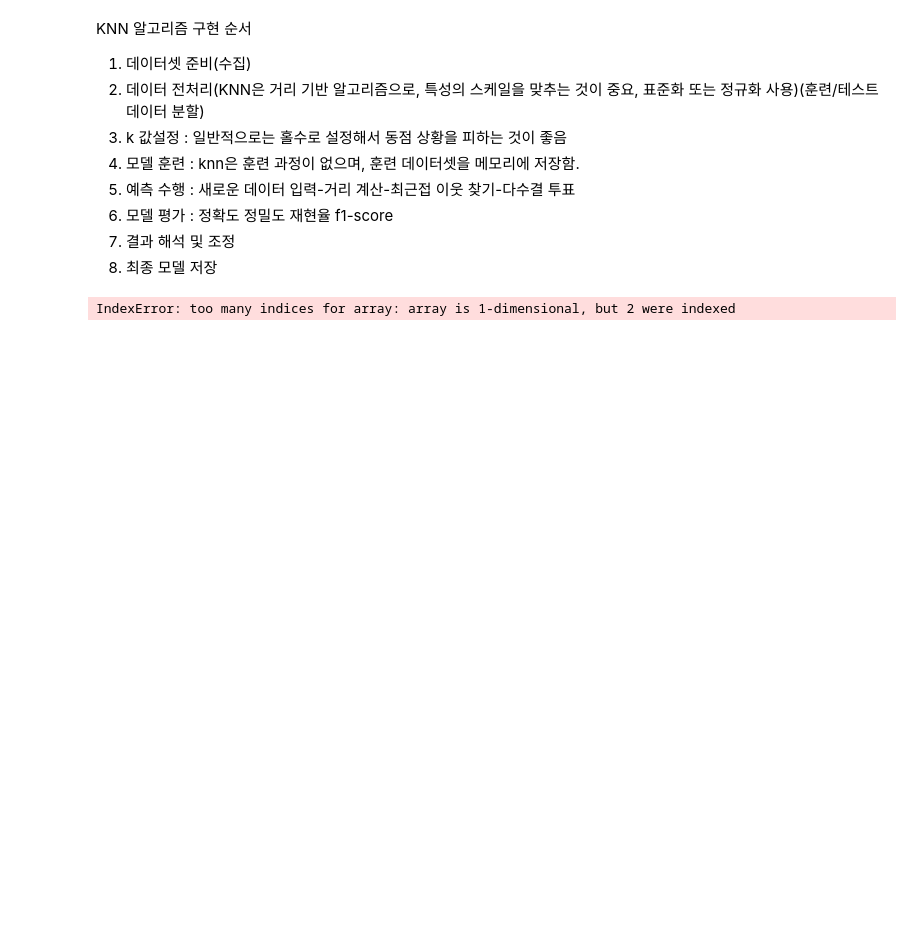
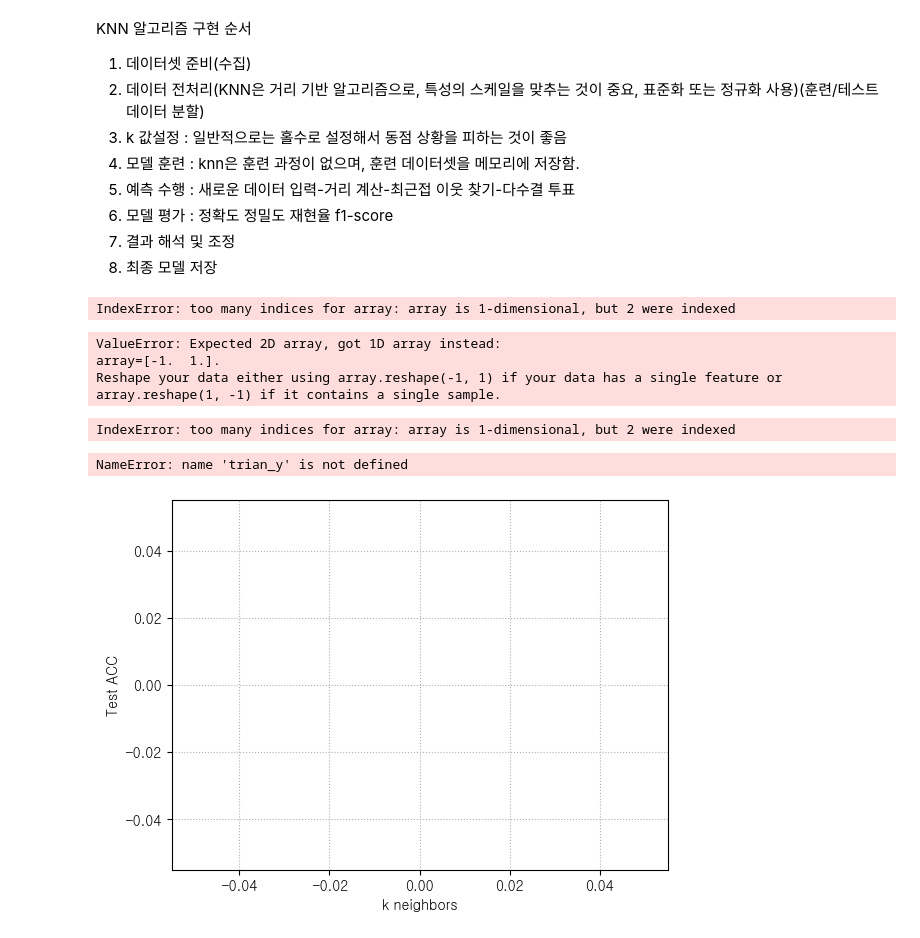
Before and after one commit to rmfpafls/sesac_python, a Jupyter notebook: pandas, seaborn/0911.ipynb, the cells around one changed output. Drawn from its saved outputs; the diff is of its cells as text; code cells hidden in the pictures; blank space fills up the shorter version.

```diff
--- a/pandas, seaborn/0911.ipynb
+++ b/pandas, seaborn/0911.ipynb
@@ -344,7 +344,7 @@ mean = np.mean(train_X, axis = 0)
 std = np.std(train_X, axis = 0)
 
 #스케일링
-train_scaled  = (train_X - np.mean(train_X, axis = 0)) /np.std(train_X, axis = 0)
+train_scaled  = (train_X - mean) /std
 train_scaled
 # train = (train_X = np.mean(train_X, axis = 0) /np.std(train_X, axis = 0))
 # %% [output]
@@ -367,2 +369,12 @@ plt.scatter(25,150)
 # %% [output]
 IndexError: too many indices for array: array is 1-dimensional, but 2 were indexed
+# %%
+test_scaled = test_X - mean / std
+
+knn.fit(train_scaled, train_y)
+print("Test ACC = ",  knn.score(test_scaled, test_y))
+print("Prediction = ", knn.predict([new]))
+# %% [output]
+ValueError: Expected 2D array, got 1D array instead:
+array=[-1.  1.].
+Reshape your data either using array.reshape(-1, 1) if your data has a single feature or array.reshape(1, -1) if it contains a single sample.
@@ -368,0 +383,35 @@ IndexError: too many indices for array: array is 1-dimensional, but 2 were index
+# %%
+plt.scatter(train_X[:,0], train_X[:, 1], label = "train")
+plt.scatter(25, 150, marker = "^", s = 200,  label = "New")
+plt.scatter(train_X[index,0], train_X[index, 1], c = "r")
+plt.xlim(0,1000) #x축 범위 바꾸기
+plt.grid(linestyle = ":")
+plt.legend()
+plt.show()
+# %% [output]
+IndexError: too many indices for array: array is 1-dimensional, but 2 were indexed
+# %%
+## GridSearch
+
+km = KNeighborsClassifier()
+
+score_list = []
+n_list = []
+
+for n in range(3, 30):
+    if n % 2 != 0:
+        knn.n_negigbors = n
+        knn.fit(train_scaled, trian_y)
+        score = knn.score(test_scaled, test_y)
+        score_list.append(score)
+        n_list.append(n)
+# %% [output]
+NameError: name 'trian_y' is not defined
+# %%
+plt.plot(n_list, score_list)
+plt.xlabel("k neighbors")
+plt.ylabel("Test ACC")
+plt.grid(linestyle = ":")
+plt.show()
+# %% [output]
+[figure, added]
```
Also changed, not shown: parts of 31 cells of this notebook, 9 other files.
